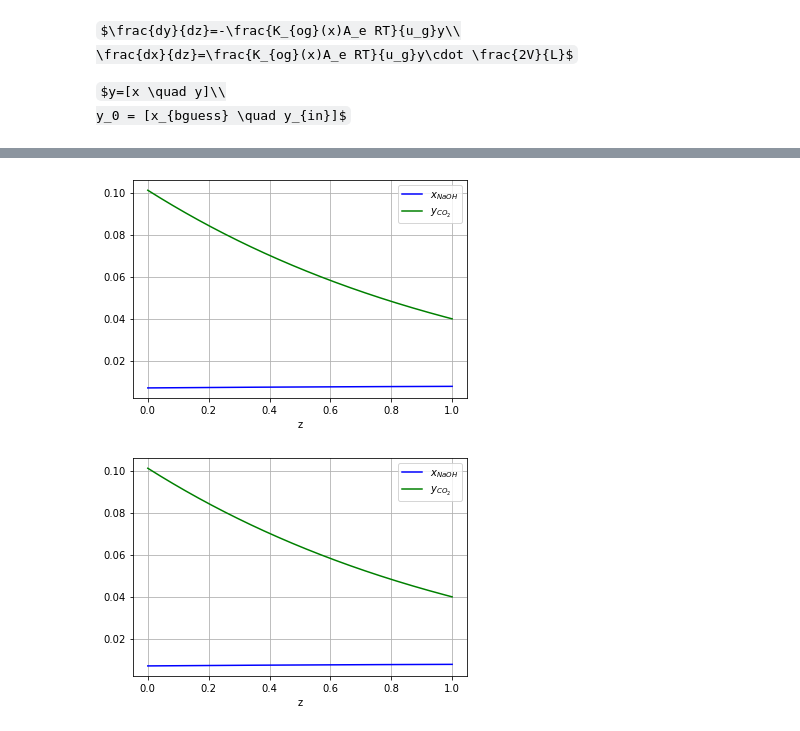
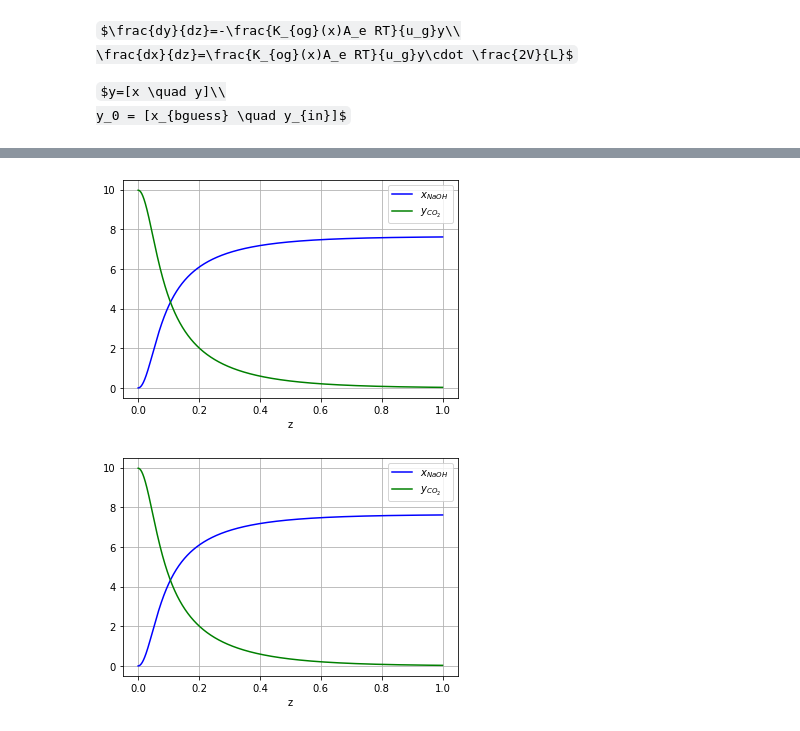
Before and after one commit to zyeah/Absorption-Column-Design-Control-3rd-year-lab-, a Jupyter notebook: Correlation_RK.ipynb, the cells around one changed output, grey strips where cells are left out. Cells and saved outputs as stored; diff of their text form; code cells hidden in the pictures; some formulas as TeX source.

```diff
--- a/Correlation_RK.ipynb
+++ b/Correlation_RK.ipynb
@@ -288,30 +288,28 @@ def pend(y, z, T, Q, V ):
     # V: gas flowrate [i,5] (L/min)
     T=T+273.15 # K
     Kog=cor_Kog2(T,y[0])
-    G=((1.1e5)*V*(1.66667e-5))/(R*(T+273.15))
     Ae=cal_Ae2(Q)
     ug=(V*1.66667e-5)/Ac
     var= Kog*Ae*R*T/ug
-    return np.array([var*y[1]*2*(G/Q), -var*y[1]])
+    return np.array([var*y[1]*2*(V/Q), -var*y[1]])
 
 def pend2(y, z, T, Q, V ):
     # T: degree C [i,32] Q: liquid flowrate iloc[i,8] FIC0408 (L/min)
     # V: gas flowrate [i,5] (L/min)
     T=T+273.15 # K
     Kog=cor_Kog2(T,y[0])
-    G=((1.1e5)*V*(1.66667e-5))/(R*(T+273.15))
     Ae=cal_Ae2(Q)
     ug=(V*1.66667e-5)/Ac
     var= Kog*Ae*R*T/ug
-    return np.array([-var*y[1]*2*(G/Q), var*y[1]])
+    return np.array([-var*y[1]*2*(V/Q), var*y[1]])
 # %%
-i=4500
+i=6065
 T=df.iloc[i,32]; Q=df.iloc[i,8]; V = df.iloc[i,5]; yin= df.iloc[i,1]/100
-numcell = 100000
-xbguess=0.007
+numcell = 10000
+xbguess=0.000001
 dz=np.linspace(0,Z,numcell)
 y0=np.array([xbguess,yin])
-y0top=np.array([0.1,0.0451])
+y0top=np.array([0.1,0.05])
 # %%
 print('y_out is %0.4f   y_in is %0.4f' % (df.iloc[i,2],df.iloc[i,1]))
 # %% [output]
@@ -366,23 +358,23 @@ def rungekutta2(f, y0, t, args=()):
 sol = rungekutta1(pend, y0, dz, args=(T,Q,V))
 # %%
 plt.plot(dz, sol[:, 0], 'b', label=r'$x_{NaOH}$')
-plt.plot(dz, sol[:, 1], 'g', label=r'$y_{CO_2}$')
+plt.plot(dz, sol[:, 1]*100, 'g', label=r'$y_{CO_2}$')
 plt.xlabel('z')
 plt.legend(loc='best')
 plt.grid()
 plt.show()
 # %% [output]
-[figure, old version]
+[figure, new version]
 # %%
 sol = rungekutta2(pend, y0, dz, args=(T,Q,V))
 # %%
 plt.plot(dz, sol[:, 0], 'b', label=r'$x_{NaOH}$')
-plt.plot(dz, sol[:, 1], 'g', label=r'$y_{CO_2}$')
+plt.plot(dz, sol[:, 1]*100, 'g', label=r'$y_{CO_2}$')
 plt.xlabel('z')
 plt.legend(loc='best')
 plt.grid()
 plt.show()
 # %% [output]
-[figure, old version]
+[figure, new version]
 # %%
 sol = rungekutta1(pend2, y0top, dz, args=(T,Q,V))
```
Also changed, not shown: parts of 9 cells of this notebook.
